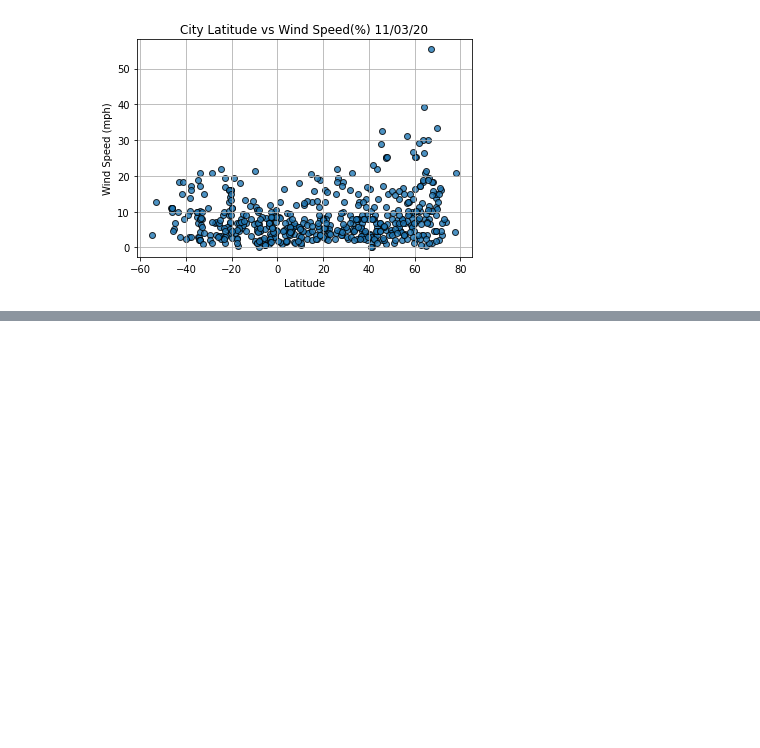
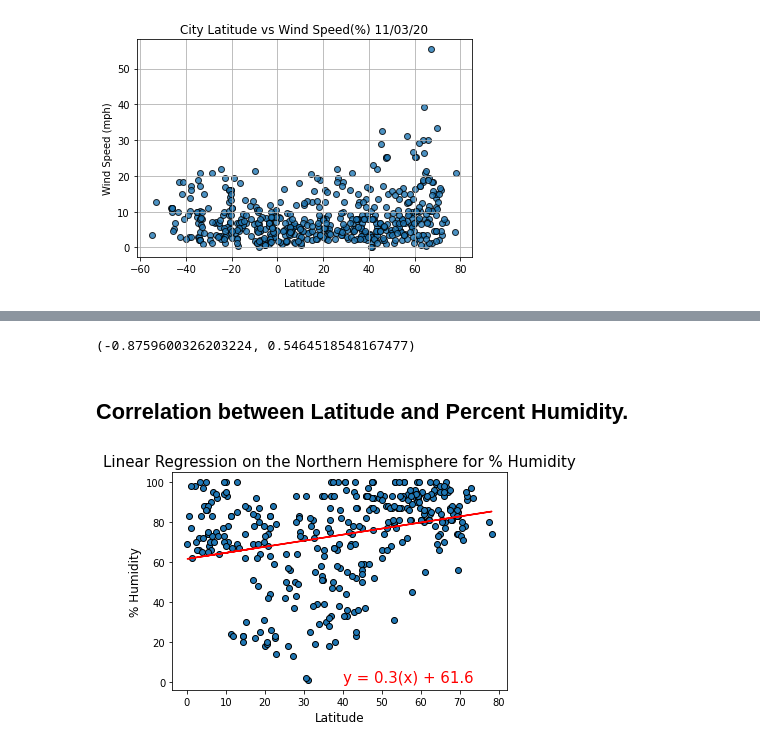
Before and after one commit to mannyinwang/World_Weather-Analysis, a Jupyter notebook: WeatherPy.ipynb, the cells around one changed output, grey strips where cells are left out. Saved outputs shown, nothing was run; the diff lists cells and outputs as text; code cells hidden in the pictures; blank space fills up the shorter version.

```diff
--- a/WeatherPy.ipynb
+++ b/WeatherPy.ipynb
@@ -335,0 +399,16 @@ plt.show()
+# %%
+# R values of the regression
+north_r_value = linear_regression_values(north_hemisphere['Latitude'], north_hemisphere['Humidity'])
+south_r_value = linear_regression_values(south_hemisphere['Latitude'], south_hemisphere['Humidity'])
+north_r_value,south_r_value
+# %% [output]
+(-0.8759600326203224, 0.5464518548167477)
+# %% [markdown]
+## Correlation between Latitude and Percent Humidity.
+# %%
+# Linear regression on the Northern Hemisphere
+linear_regression_plot(north_hemisphere['Latitude'], north_hemisphere['Humidity'],
+                       'Linear Regression on the Northern Hemisphere for % Humidity',
+                       text_coordinates=(40,0), y_label='% Humidity')
+# %% [output]
+[figure, added]
```
Also changed, not shown: parts of 24 cells of this notebook.
